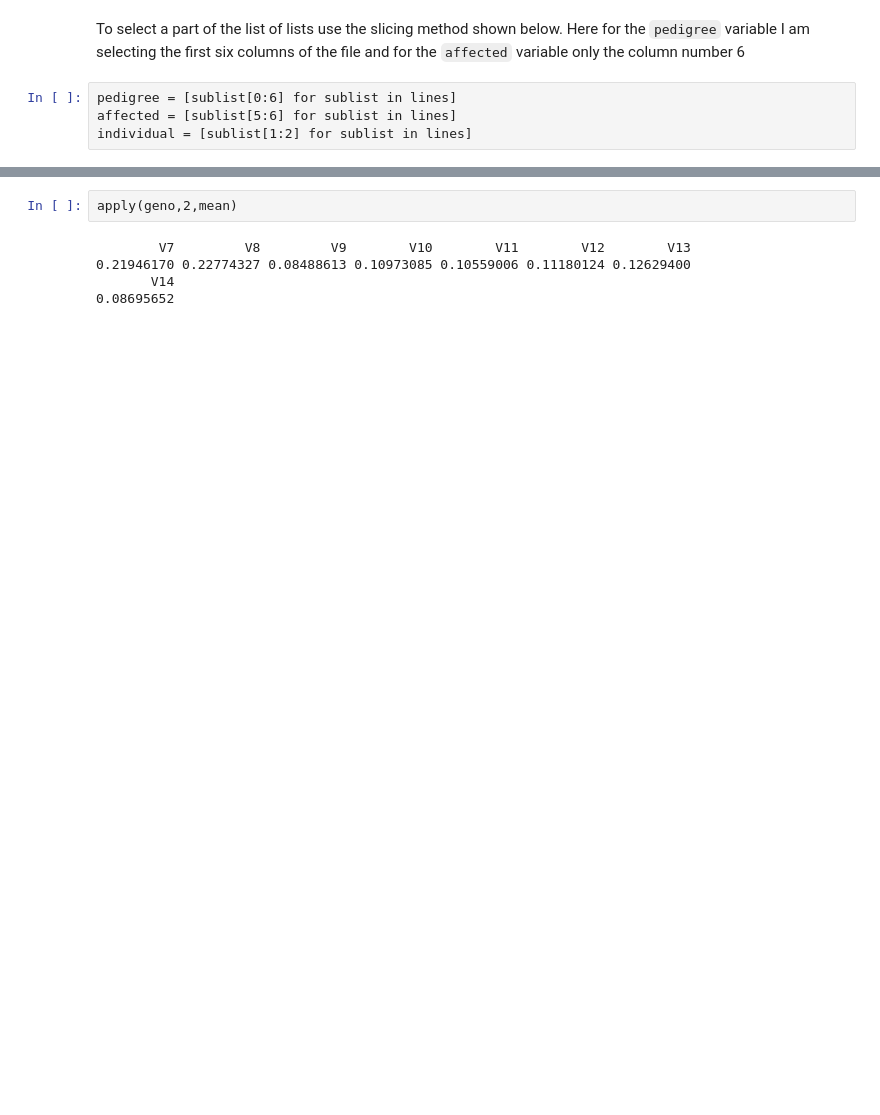
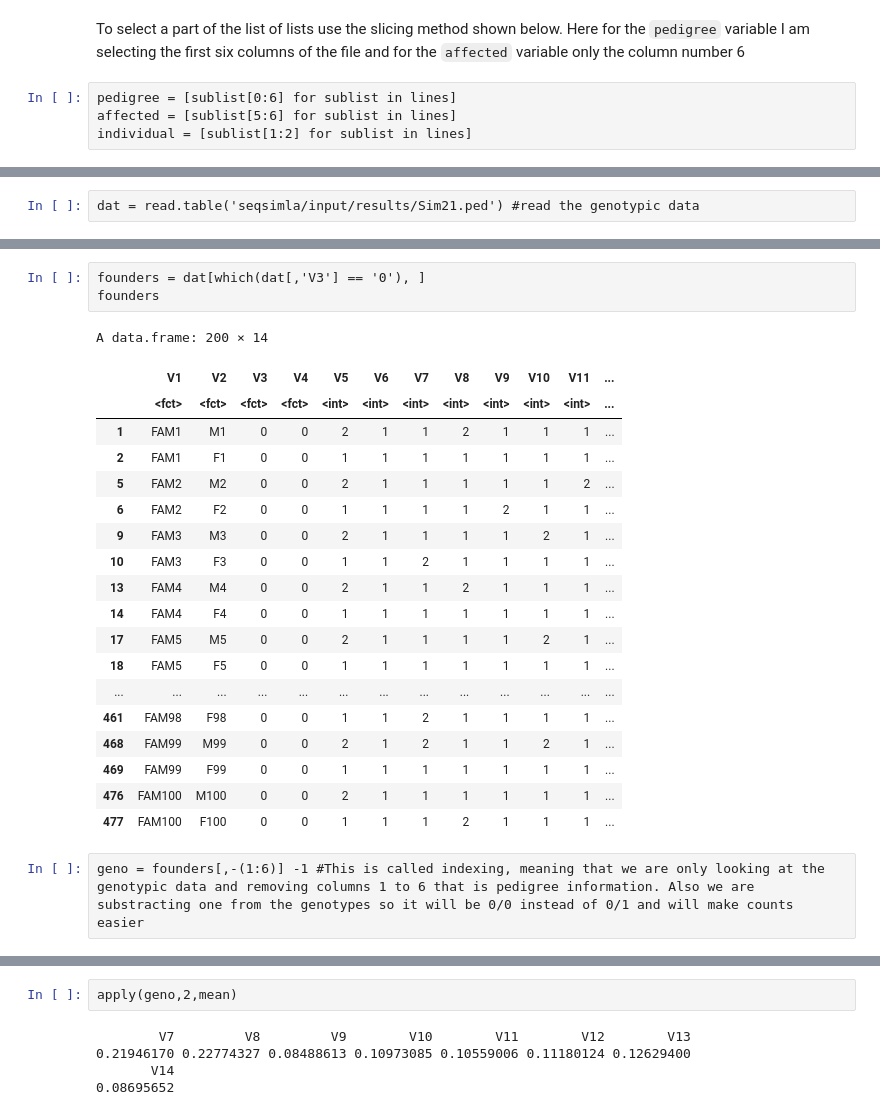
Before and after one commit to TheShiya/family-association, a Jupyter notebook: Summary_stats.ipynb, the cells around one changed output, grey strips where cells are left out. Cells and saved outputs as stored; diff of their text form; blank space fills up the shorter version.

```diff
--- a/Summary_stats.ipynb
+++ b/Summary_stats.ipynb
@@ -105,0 +58,2 @@ geno = dat[,-(1:6)] -1
+# %%
+dat = read.table('seqsimla/input/results/Sim21.ped') #read the genotypic data
@@ -105,0 +72,25 @@ geno = dat[,-(1:6)] -1
+# %%
+founders = dat[which(dat[,'V3'] == '0'), ]
+founders
+# %% [output]
+A data.frame: 200 × 14
+|  | V1 | V2 | V3 | V4 | V5 | V6 | V7 | V8 | V9 | V10 | V11 | ... |
+|  | <fct> | <fct> | <fct> | <fct> | <int> | <int> | <int> | <int> | <int> | <int> | <int> | ... |
+| 1 | FAM1 | M1 | 0 | 0 | 2 | 1 | 1 | 2 | 1 | 1 | 1 | ... |
+| 2 | FAM1 | F1 | 0 | 0 | 1 | 1 | 1 | 1 | 1 | 1 | 1 | ... |
+| 5 | FAM2 | M2 | 0 | 0 | 2 | 1 | 1 | 1 | 1 | 1 | 2 | ... |
+| 6 | FAM2 | F2 | 0 | 0 | 1 | 1 | 1 | 1 | 2 | 1 | 1 | ... |
+| 9 | FAM3 | M3 | 0 | 0 | 2 | 1 | 1 | 1 | 1 | 2 | 1 | ... |
+| 10 | FAM3 | F3 | 0 | 0 | 1 | 1 | 2 | 1 | 1 | 1 | 1 | ... |
+| 13 | FAM4 | M4 | 0 | 0 | 2 | 1 | 1 | 2 | 1 | 1 | 1 | ... |
+| 14 | FAM4 | F4 | 0 | 0 | 1 | 1 | 1 | 1 | 1 | 1 | 1 | ... |
+| 17 | FAM5 | M5 | 0 | 0 | 2 | 1 | 1 | 1 | 1 | 2 | 1 | ... |
+| 18 | FAM5 | F5 | 0 | 0 | 1 | 1 | 1 | 1 | 1 | 1 | 1 | ... |
+| ... | ... | ... | ... | ... | ... | ... | ... | ... | ... | ... | ... | ... |
+| 461 | FAM98 | F98 | 0 | 0 | 1 | 1 | 2 | 1 | 1 | 1 | 1 | ... |
+| 468 | FAM99 | M99 | 0 | 0 | 2 | 1 | 2 | 1 | 1 | 2 | 1 | ... |
+| 469 | FAM99 | F99 | 0 | 0 | 1 | 1 | 1 | 1 | 1 | 1 | 1 | ... |
+| 476 | FAM100 | M100 | 0 | 0 | 2 | 1 | 1 | 1 | 1 | 1 | 1 | ... |
+| 477 | FAM100 | F100 | 0 | 0 | 1 | 1 | 1 | 2 | 1 | 1 | 1 | ... |
+# %%
+geno = founders[,-(1:6)] -1 #This is called indexing, meaning that we are only looking at the genotypic data and removing columns 1 to 6 that is pedigree information. Also we are substracting one from the genotypes so it will be 0/0 instead of 0/1 and will make counts easier
```
Also changed, not shown: parts of 26 cells of this notebook.
